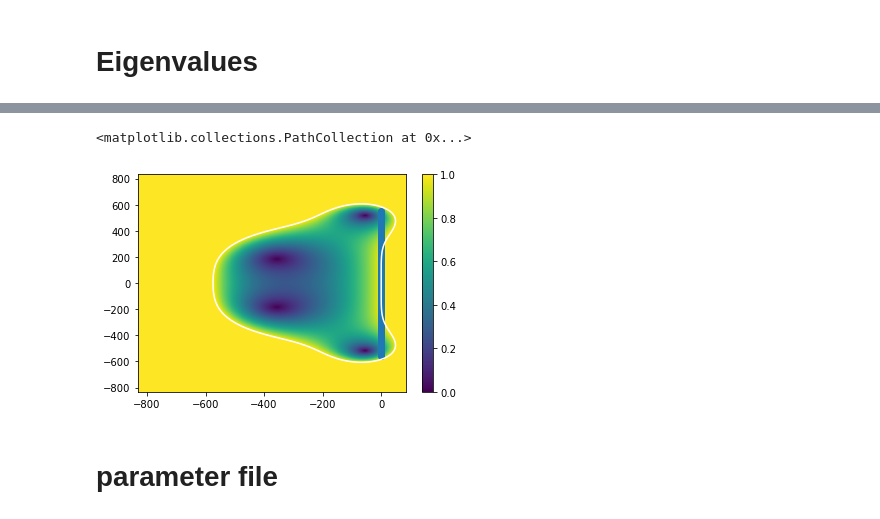
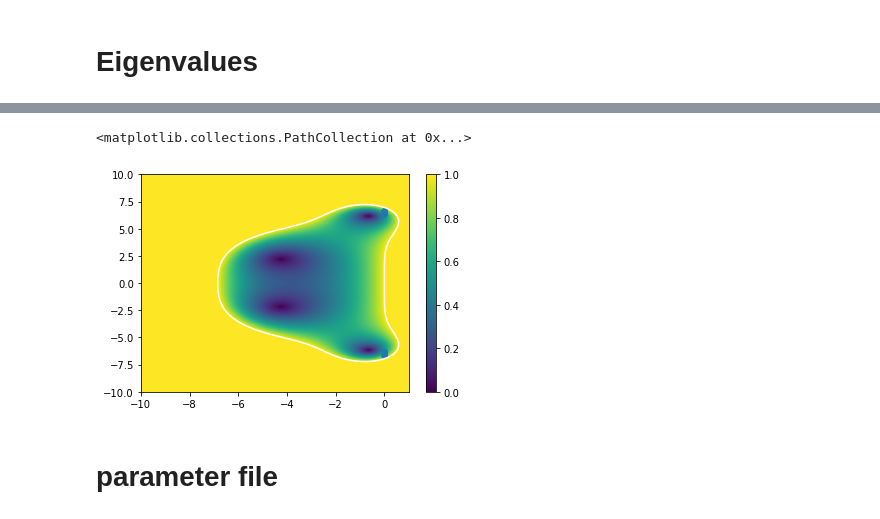
Before and after one commit to Alcauchy/ALLIANCE, a Jupyter notebook: post/stability_region.ipynb, the cells around one changed output, grey strips where cells are left out. Drawn from its saved outputs; the diff is of its cells as text; code cells hidden in the pictures.

```diff
--- a/post/stability_region.ipynb
+++ b/post/stability_region.ipynb
@@ -164,12 +164,12 @@ def stabilityEquation(dt,maxEig):
     mu = dt * maxEig
     return  np.abs(1 + mu + 1./2.*mu**2 + 1./6. * mu**3 + 1./24. * mu**4) - 1
 # %%
-nz = 5
-nm = 128
-m = np.array([1,1/1854])
+nz = 48
+nm = 32
+m = np.array([1,0.1])
 T = np.array([1,1])
 vT = np.sqrt(2*T/m)
-kz = 2 * np.pi * np.arange(nz)
+kz = 2 * np.pi * np.arange(nz)/1000
 # %%
 sqrtM = np.array([np.sqrt((m+1)/2) for m in range(nm)])
 # %%
@@ -200,15 +200,16 @@ np.amax(np.abs(eigenvalues))
 # %%
-n = int(1.5 * np.ceil(np.amax(np.imag(eigenvalues))))
-dt = sp.optimize.fsolve(stabilityEquation, x0 = [1], args =  1.j * np.amax(np.imag(eigenvalues)))[0]
+n = int(1.5 * np.ceil(np.amax(np.real(eigenvalues))))
+N = 1000
+dt = sp.optimize.fsolve(stabilityEquation, x0 = [1000], args =  1.j * np.amax((eigenvalues)))[0]
 print(f"max timestep = {dt}")
 dt *=0.95
 print(f"optimized timestep = {dt}")
-lamR = np.linspace(-n,n/10,n)
-x = np.linspace(-n,n/10,n)
-lamR = lamR[:,None] * np.ones(2*n*n).reshape(n,2*n)
-lamI = np.linspace(-n,n,2*n)
-y = np.linspace(-n,n,2*n)
-lamI = lamI[None,:] * np.ones(2*n*n).reshape(n,2*n)
+lamR = np.linspace(-n,n/10,N)
+x = np.linspace(-n,n/10,N)
+lamR = lamR[:,None] * np.ones(2*N*N).reshape(N,2*N)
+lamI = np.linspace(-n,n,2*N)
+y = np.linspace(-n,n,2*N)
+lamI = lamI[None,:] * np.ones(2*N*N).reshape(N,2*N)
 lam = lamR + 1.j * lamI
 mu = lam*dt
 xx,yy = np.meshgrid(x,y)
@@ -224,13 +235,13 @@ R = 1 + mu + 1./2.*mu**2 + 1./6. * mu**3 + 1./24. * mu**4
 # %%
 plt.contour(xx,yy,np.abs(R).T,[1],colors = "w")
 plt.pcolormesh(xx,yy,np.abs(R).T)
 plt.colorbar()
 plt.clim([0,1])
-plt.scatter(np.real(eigenvalues),
-           np.imag(eigenvalues))
+plt.scatter(np.real(1.j*eigenvalues),
+           np.imag(1.j*eigenvalues))
 # %% [output]
 <matplotlib.collections.PathCollection at 0x...>
-[figure, old version]
+[figure, new version]
 # %%
 dic_all = {
     "sim_box" : dic_box,
```
Also changed, not shown: parts of 32 cells of this notebook, 14 other files.
